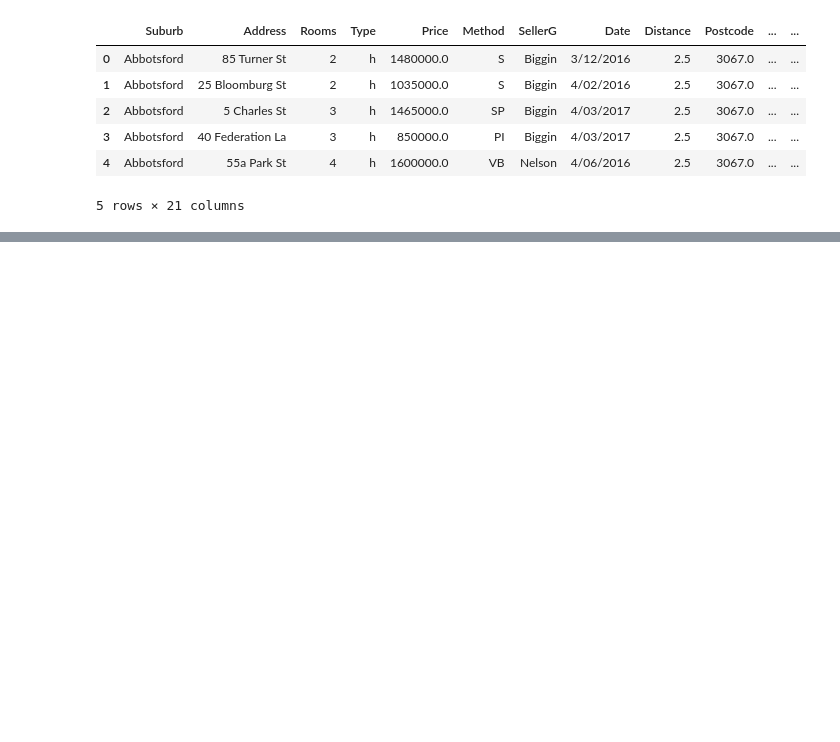
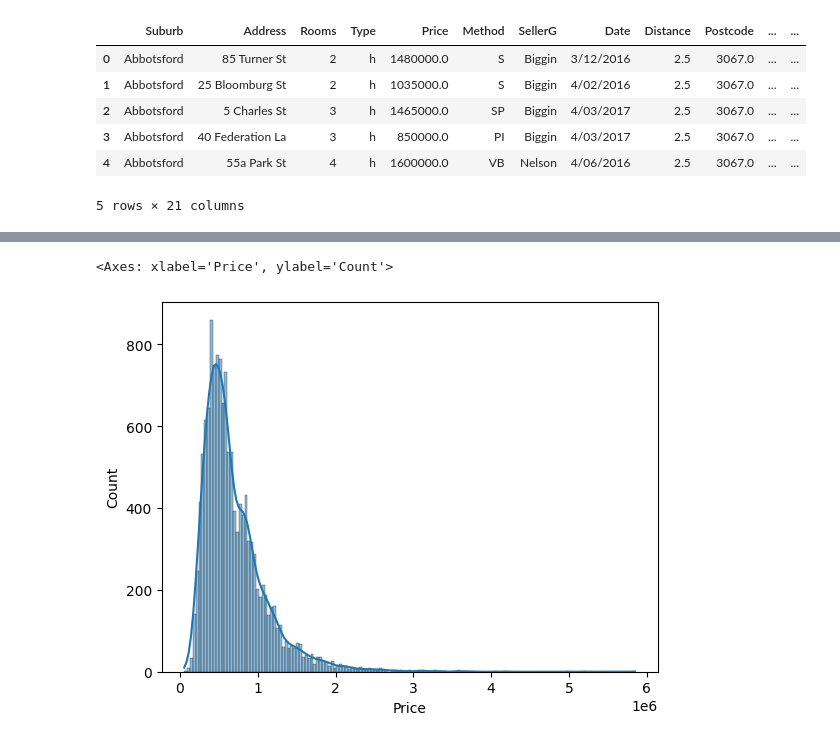
Before and after one commit to WarnerVance/CP2-ML, a Jupyter notebook: Linear Regression/Regression.ipynb, the cells around one changed output, grey strips where cells are left out. Cells and saved outputs as stored; diff of their text form; code cells hidden in the pictures; blank space fills up the shorter version.

```diff
--- a/Linear Regression/Regression.ipynb
+++ b/Linear Regression/Regression.ipynb
@@ -22,3 +22,12 @@ melbourne_data.describe()
 | 50% | 3.000000 | 9.030000e+05 | 9.200000 | 3084.000000 | 3.000000 | 1.000000 | 2.000000 | 440.000000 | 126.000000 | 1970.000000 | ... |
 | 75% | 3.000000 | 1.330000e+06 | 13.000000 | 3148.000000 | 3.000000 | 2.000000 | 2.000000 | 651.000000 | 174.000000 | 1999.000000 | ... |
 | max | 10.000000 | 9.000000e+06 | 48.100000 | 3977.000000 | 20.000000 | 8.000000 | 10.000000 | 433014.000000 | 44515.000000 | 2018.000000 | ... |
+# %%
+melbourne_data['Price'] = melbourne_data['Price']*.65
+# This changes the price so it becomes to USD
+# %%
+import seaborn as sns
+sns.histplot(melbourne_data['Price'], kde=True)
+# %% [output]
+<Axes: xlabel='Price', ylabel='Count'>
+[figure, added]
```
Also changed, not shown: parts of 13 cells of this notebook.
